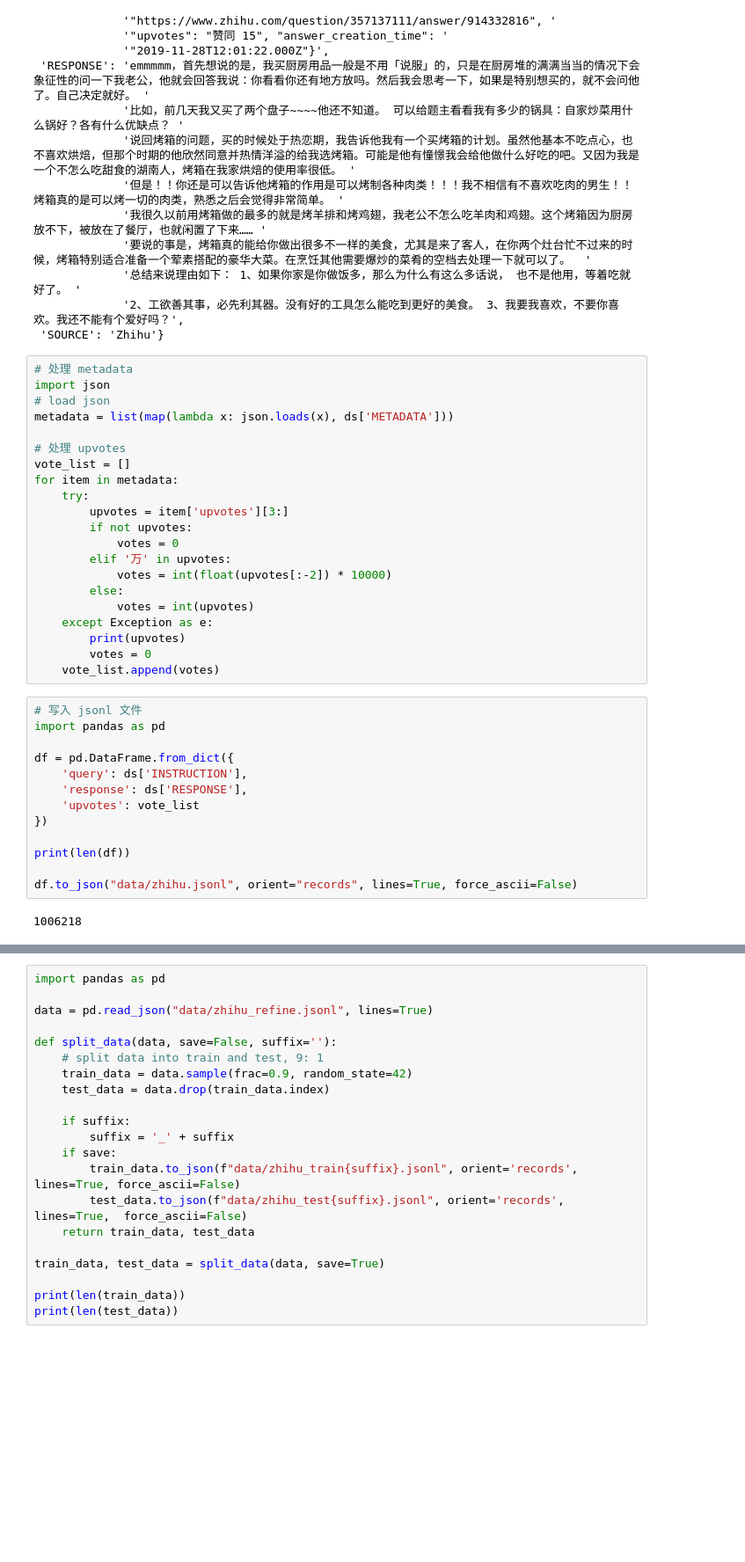
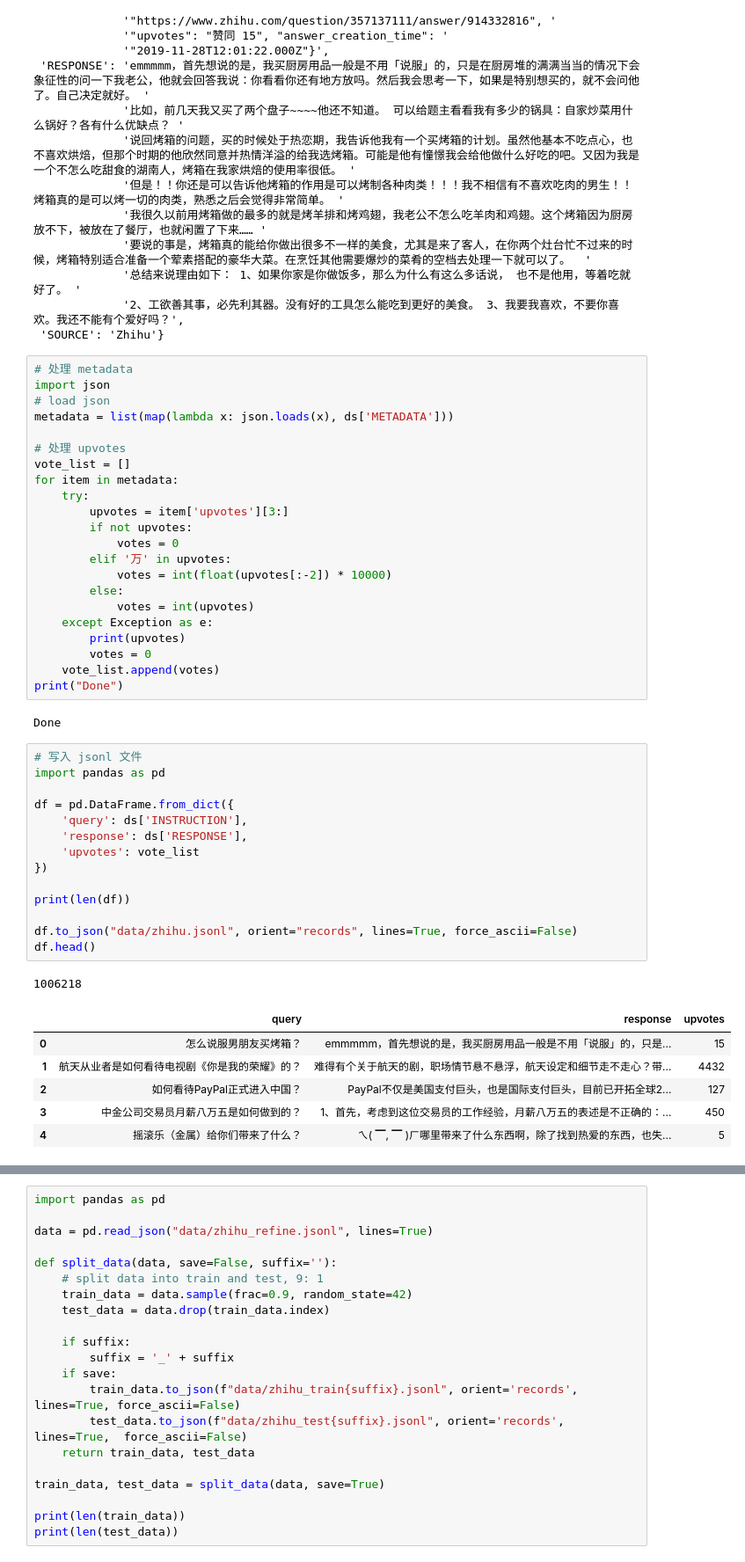
Before and after one commit to modelscope/modelscope-classroom, a Jupyter notebook: LLM-tutorial/全流程知乎数据集训练.ipynb, the cells around one changed output, grey strips where cells are left out. Shown at 88% size. Drawn from its saved outputs; the diff is of its cells as text; blank space fills up the shorter version.

```diff
--- a/LLM-tutorial/全流程知乎数据集训练.ipynb
+++ b/LLM-tutorial/全流程知乎数据集训练.ipynb
@@ -95,18 +83,28 @@ for item in metadata:
         print(upvotes)
         votes = 0
     vote_list.append(votes)
+print("Done")
+# %% [output]
+Done
 # %%
 # 写入 jsonl 文件
 import pandas as pd
 
 df = pd.DataFrame.from_dict({
     'query': ds['INSTRUCTION'],
     'response': ds['RESPONSE'],
     'upvotes': vote_list
 })
 
 print(len(df))
 
 df.to_json("data/zhihu.jsonl", orient="records", lines=True, force_ascii=False)
+df.head()
 # %% [output]
 1006218
+|  | query | response | upvotes |
+| 0 | 怎么说服男朋友买烤箱？ | emmmmm，首先想说的是，我买厨房用品一般是不用「说服」的，只是... | 15 |
+| 1 | 航天从业者是如何看待电视剧《你是我的荣耀》的？ | 难得有个关于航天的剧，职场情节悬不悬浮，航天设定和细节走不走心？带... | 4432 |
+| 2 | 如何看待PayPal正式进入中国？ | PayPal不仅是美国支付巨头，也是国际支付巨头，目前已开拓全球2... | 127 |
+| 3 | 中金公司交易员月薪八万五是如何做到的？ | 1、首先，考虑到这位交易员的工作经验，月薪八万五的表述是不正确的：... | 450 |
+| 4 | 摇滚乐（金属）给你们带来了什么？ | ㄟ( ▔, ▔ )ㄏ哪里带来了什么东西啊，除了找到热爱的东西，也失... | 5 |
```
Also changed, not shown: parts of 34 cells of this notebook.
